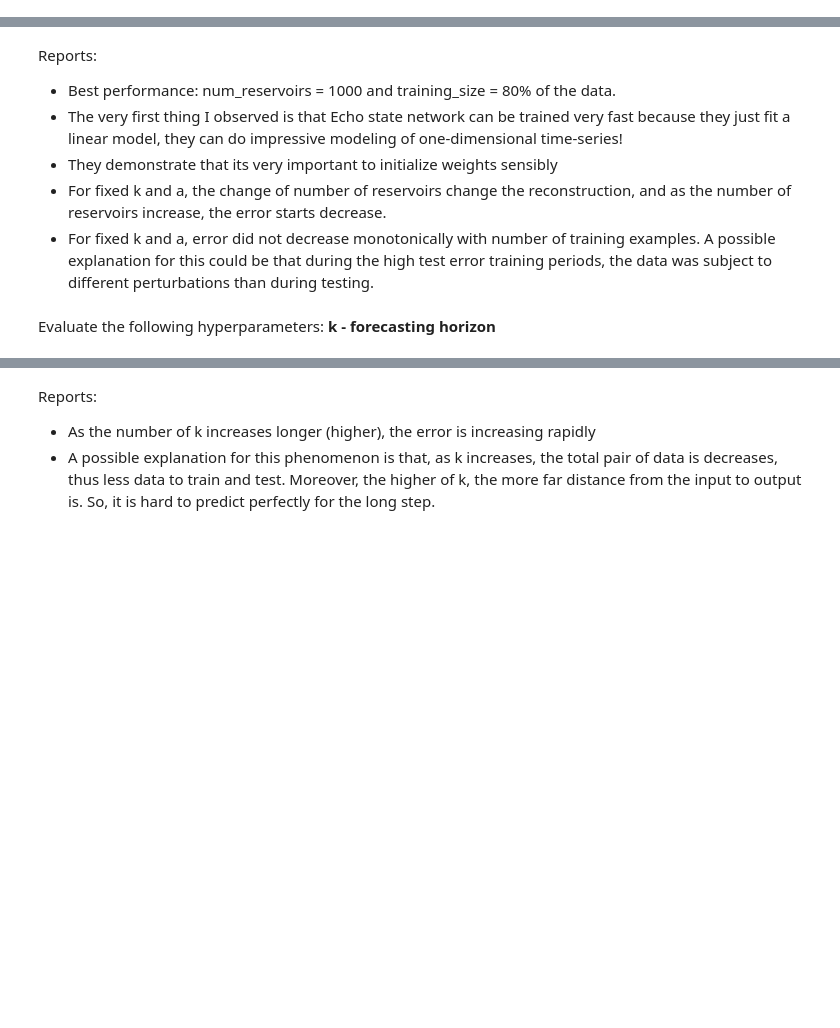
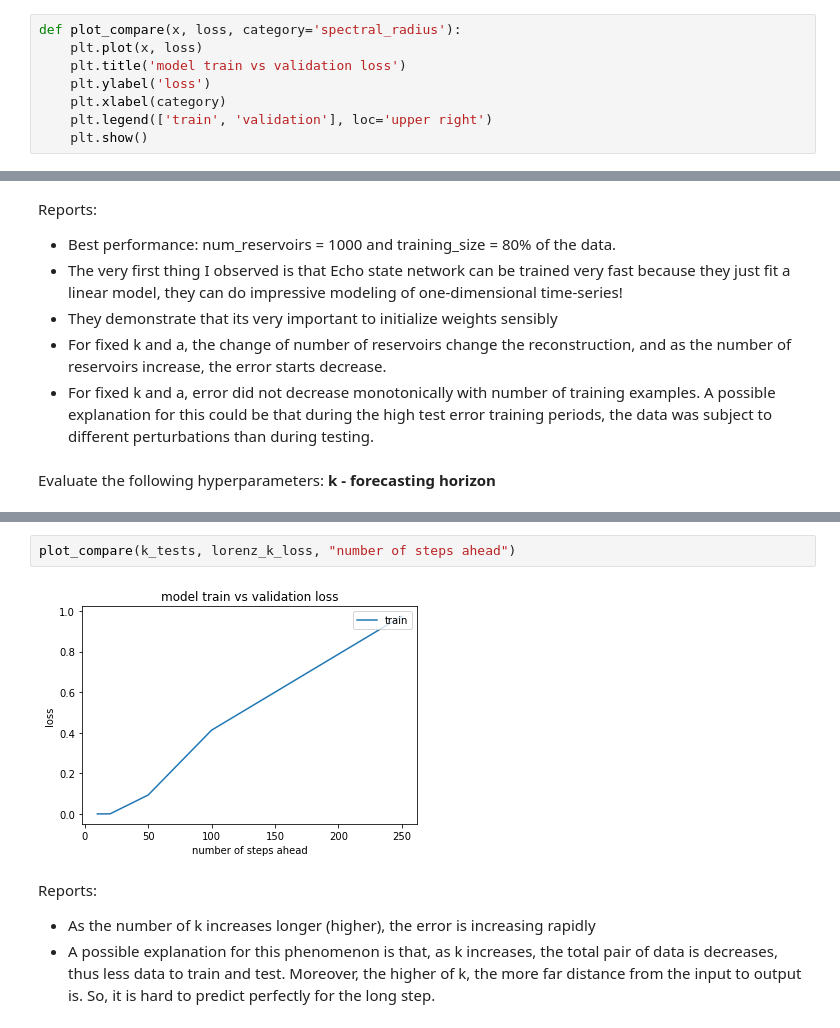
Before and after one commit to danielmai12/ESN, a Jupyter notebook: project.ipynb, the cells around one changed output, grey strips where cells are left out. Cells and saved outputs as stored; diff of their text form; blank space fills up the shorter version.

```diff
--- a/project.ipynb
+++ b/project.ipynb
@@ -251,6 +258,14 @@ def plot_result_function(targets, predicts, k=20, a=0.95, reservoir=200):
     plt.plot( predicts.T, 'b' )
     plt.title(' prediction for k = ' + str(k) + " num_reservoirs = " +str(reservoir) + " a = " + str(a))
     plt.legend(['targets', 'predicts'])
+# %%
+def plot_compare(x, loss, category='spectral_radius'):
+    plt.plot(x, loss)
+    plt.title('model train vs validation loss')
+    plt.ylabel('loss')
+    plt.xlabel(category)
+    plt.legend(['train', 'validation'], loc='upper right')
+    plt.show()
 # %% [markdown]
 ### Experiments on Lorenz datatset
 # %%
@@ -342,3 +358,7 @@ for k = 250 --> MSE loss: 60.07586225322176
+# %%
+plot_compare(k_tests, lorenz_k_loss, "number of steps ahead")
+# %% [output]
+[figure, added]
 # %% [markdown]
 Reports:
 - As the number of k increases longer (higher), the error is increasing rapidly
```
Also changed, not shown: parts of 14 cells of this notebook.
